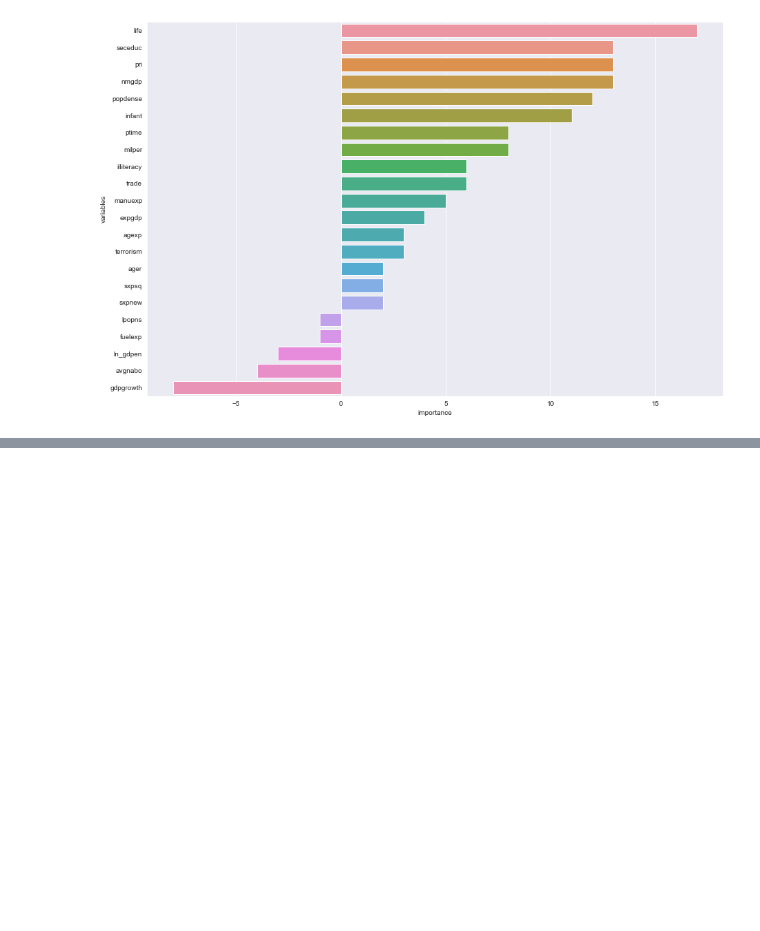
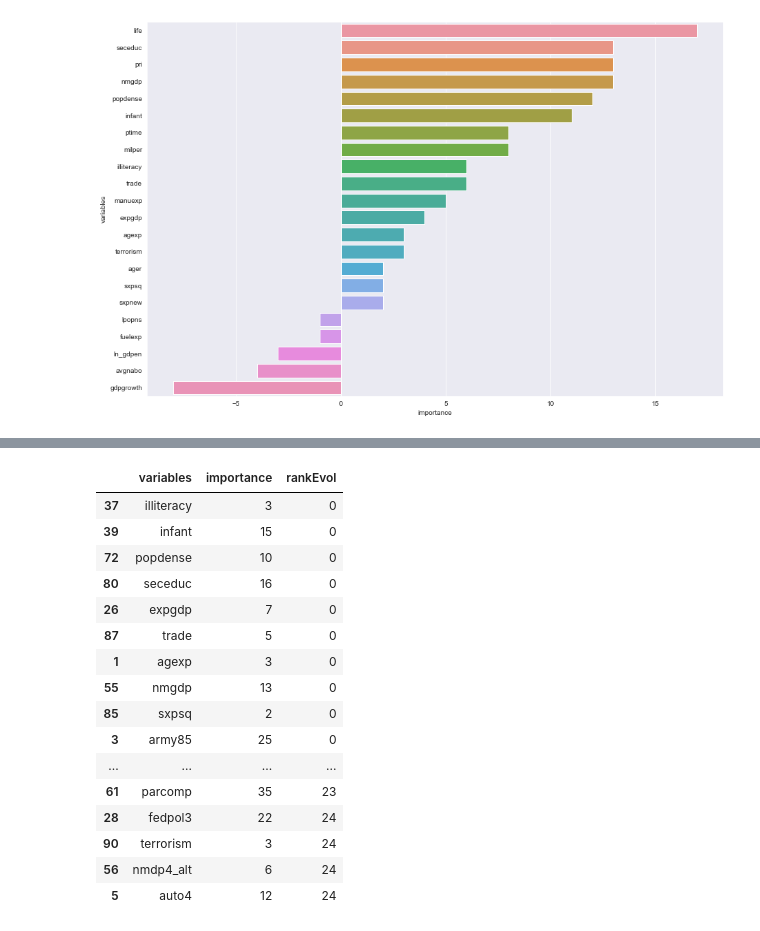
Before and after one commit to epfl-ada/ada-2020-project-milestone-p3-p3_adaconda, a Jupyter notebook: P4 Merge.ipynb, the cells around one changed output, grey strips where cells are left out. Cells and saved outputs as stored; diff of their text form; code cells hidden in the pictures; blank space fills up the shorter version.

```diff
--- a/P4 Merge.ipynb
+++ b/P4 Merge.ipynb
@@ -901,0 +1017,20 @@ Text(0.5, 1.0, 'Gain in rank of Gini Score for the Evolutions compared to origin
+# %%
+testDF.head(30)
+# %% [output]
+|  | variables | importance | rankEvol |
+| 37 | illiteracy | 3 | 0 |
+| 39 | infant | 15 | 0 |
+| 72 | popdense | 10 | 0 |
+| 80 | seceduc | 16 | 0 |
+| 26 | expgdp | 7 | 0 |
+| 87 | trade | 5 | 0 |
+| 1 | agexp | 3 | 0 |
+| 55 | nmgdp | 13 | 0 |
+| 85 | sxpsq | 2 | 0 |
+| 3 | army85 | 25 | 0 |
+| ... | ... | ... | ... |
+| 61 | parcomp | 35 | 23 |
+| 28 | fedpol3 | 22 | 24 |
+| 90 | terrorism | 3 | 24 |
+| 56 | nmdp4_alt | 6 | 24 |
+| 5 | auto4 | 12 | 24 |
```
Also changed, not shown: parts of 17 cells of this notebook.
